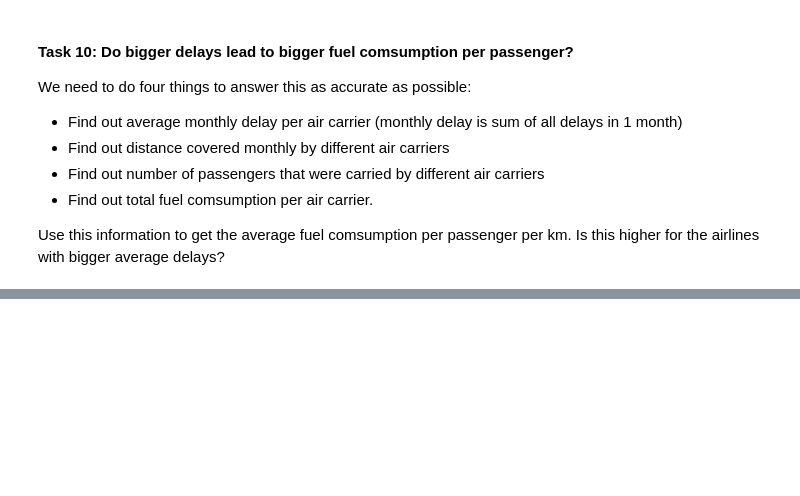
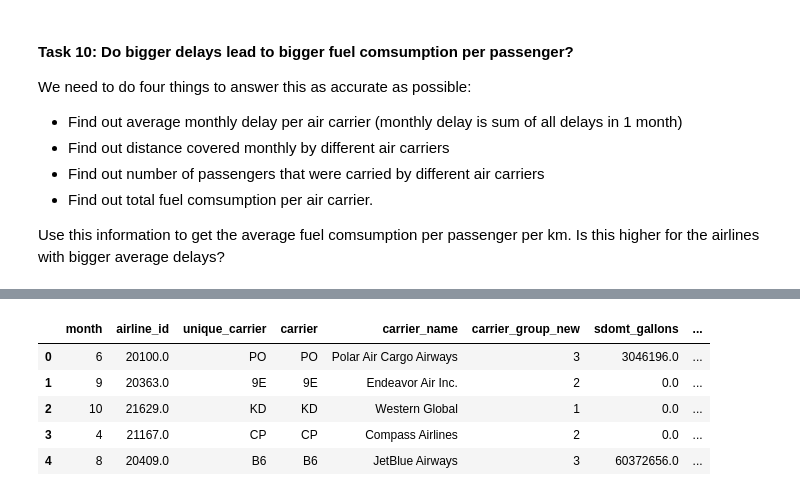
Before and after one commit to mimica123/Midterm_project, a Jupyter notebook: src/Clara/exploratory_analysis.ipynb, the cells around one changed output, grey strips where cells are left out. Drawn from its saved outputs; the diff is of its cells as text; code cells hidden in the pictures; blank space fills up the shorter version.

```diff
--- a/src/Clara/exploratory_analysis.ipynb
+++ b/src/Clara/exploratory_analysis.ipynb
@@ -385,0 +454,11 @@ Use this information to get the average fuel comsumption per passenger per km. I
+# %%
+fuel=pd.read_csv('C:/Users/bd/lighthouse-data-notes/Week_5/Day_5/mid-term-project-I/fuel.txt')
+pd.set_option('display.max_columns',100)
+fuel.head()
+# %% [output]
+|  | month | airline_id | unique_carrier | carrier | carrier_name | carrier_group_new | sdomt_gallons | ... |
+| 0 | 6 | 20100.0 | PO | PO | Polar Air Cargo Airways | 3 | 3046196.0 | ... |
+| 1 | 9 | 20363.0 | 9E | 9E | Endeavor Air Inc. | 2 | 0.0 | ... |
+| 2 | 10 | 21629.0 | KD | KD | Western Global | 1 | 0.0 | ... |
+| 3 | 4 | 21167.0 | CP | CP | Compass Airlines | 2 | 0.0 | ... |
+| 4 | 8 | 20409.0 | B6 | B6 | JetBlue Airways | 3 | 60372656.0 | ... |
```
Also changed, not shown: parts of 10 cells of this notebook, 4 other files.
